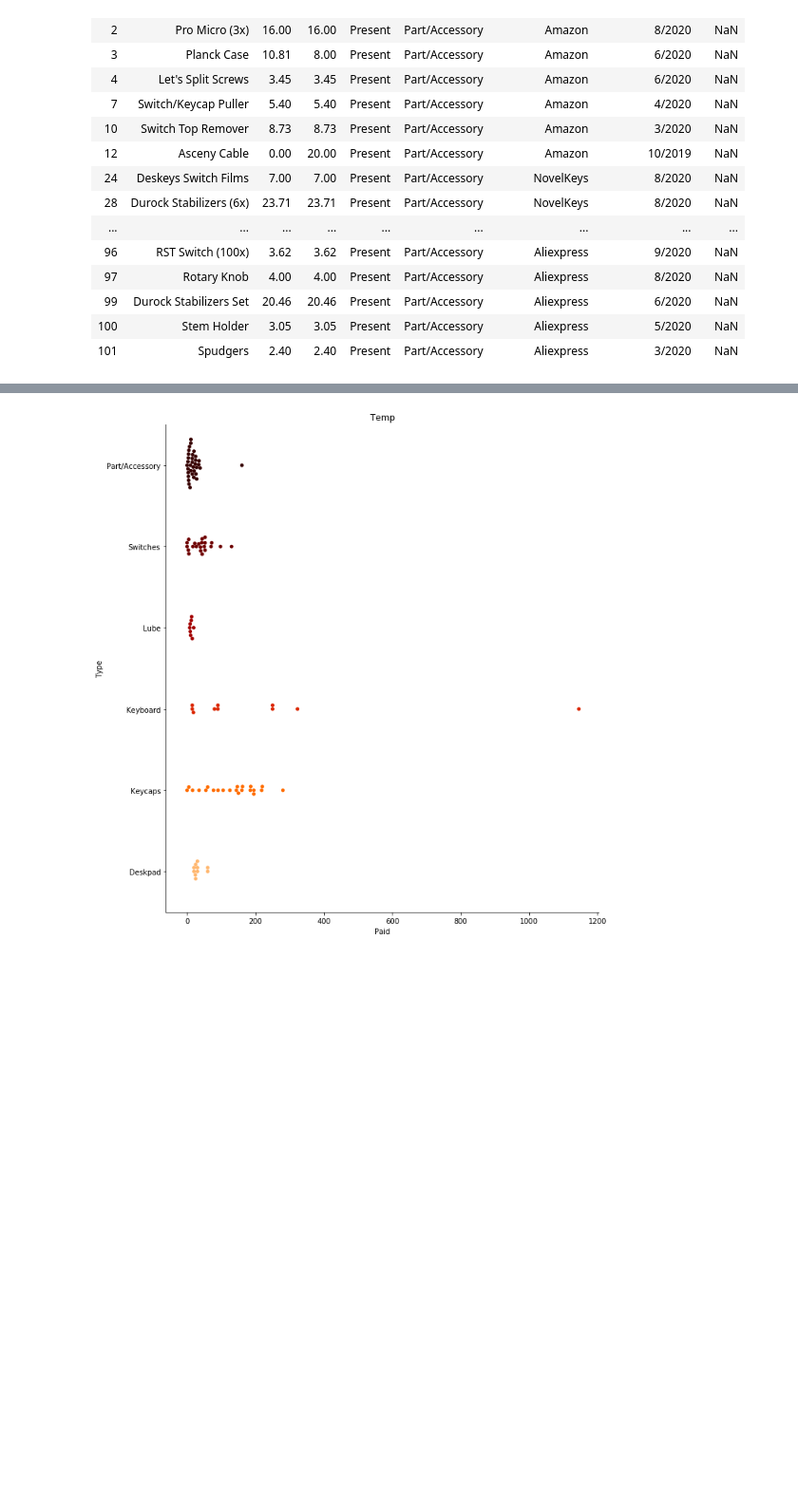
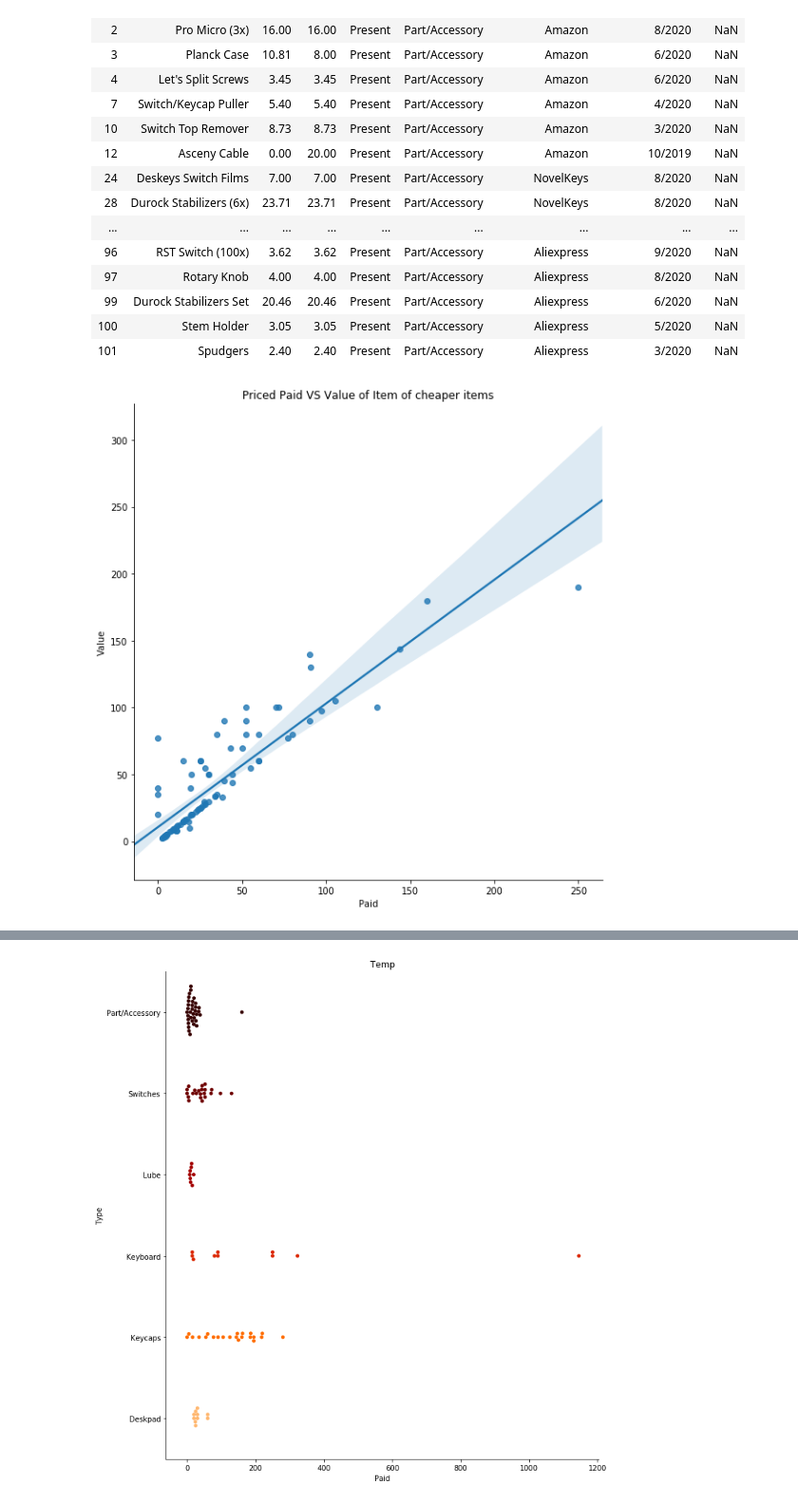
Before and after one commit to iitsalex/Keyboard-Data-Testing, a Jupyter notebook: KeyboardPurchases.ipynb, the cells around one changed output, grey strips where cells are left out. Shown: that part at 95% size. Saved outputs shown, nothing was run; the diff lists cells and outputs as text; code cells hidden in the pictures; blank space fills up the shorter version.

```diff
--- a/KeyboardPurchases.ipynb
+++ b/KeyboardPurchases.ipynb
@@ -255,6 +255,19 @@ parts
 | 99 | Durock Stabilizers Set | 20.46 | 20.46 | Present | Part/Accessory | Aliexpress | 6/2020 | NaN |
 | 100 | Stem Holder | 3.05 | 3.05 | Present | Part/Accessory | Aliexpress | 5/2020 | NaN |
 | 101 | Spudgers | 2.40 | 2.40 | Present | Part/Accessory | Aliexpress | 3/2020 | NaN |
+# %%
+cheap_df = data[data["Value"] < 200]
+sns.lmplot(
+    data=cheap_df,
+    x="Paid",
+    y="Value",
+    aspect=1, # aspect change the aspect ratio
+    height=8,
+    palette="gist_heat"
+    )
+plt.title("Priced Paid VS Value of Item of cheaper items");
+# %% [output]
+[figure, added]
 # %%
 cheap_df = data[data["Value"] < 200]
 sns.catplot(
```
Also changed, not shown: parts of 5 cells of this notebook.
